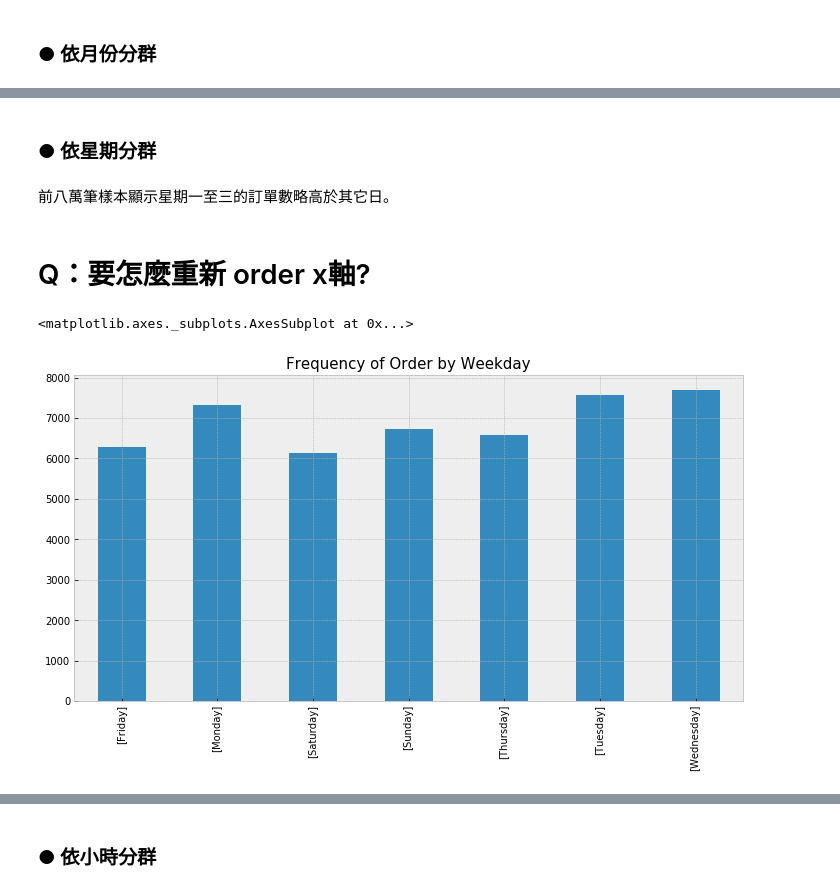
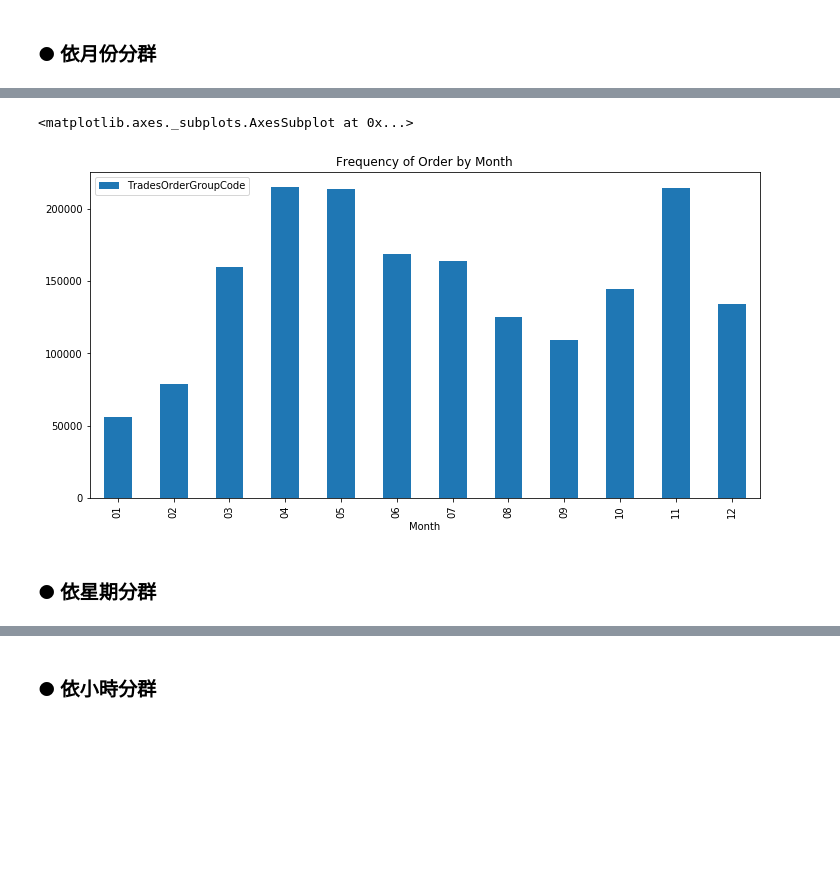
Before and after one commit to JessieChiu/CSXSpring2018_Python, a Jupyter notebook: week_1/week_1_91APP_EDA.ipynb, the cells around one changed output, grey strips where cells are left out. Cells and saved outputs as stored; diff of their text form; code cells hidden in the pictures; blank space fills up the shorter version.

```diff
--- a/week_1/week_1_91APP_EDA.ipynb
+++ b/week_1/week_1_91APP_EDA.ipynb
@@ -102,5 +100,5 @@ df[['OrderTime','Date','Month','Weekday','Hour']].head(3) # Print head of new co
 # %%
-df2 = df[['TradesOrderGroupCode','OrderTime','Date','Month','Weekday','Hour']]
+df2 = df.loc[df['SalesOrderSlaveStatusDef'].isin(['WaitingToFinish','Finish']),['TradesOrderGroupCode','OrderTime','Date','Month','Weekday','Hour']]
 df2.head(3)
 # %% [output]
 |  | TradesOrderGroupCode | OrderTime | Date | Month | Weekday | Hour |
@@ -121,0 +112,4 @@ InvoiceDate.value_counts().sort_index().plot.bar()
+# %%
+data = df2.groupby(['Month'])['TradesOrderGroupCode'].count().to_frame()
+data = data.reset_index()
+data
@@ -122,15 +130,7 @@ InvoiceDate.value_counts().sort_index().plot.bar()
+# %%
+data.plot.bar(x='Month', figsize=(12,6), title="Frequency of Order by Month")
+# %% [output]
+<matplotlib.axes._subplots.AxesSubplot at 0x...>
+[figure, added]
 # %% [markdown]
 ### ● 依星期分群
-# %% [markdown]
-前八萬筆樣本顯示星期一至三的訂單數略高於其它日。
-# %% [markdown]
-# Q：要怎麼重新 order x軸?
-# %%
-plt.figure(figsize=(12,6))
-plt.title("Frequency of Order by Weekday", fontsize=15)
-InvoiceDate = df2[:80000].groupby(['TradesOrderGroupCode'])['Weekday'].unique() #先取前八萬筆(跑不動全部)
-#order = ['Monday','Tuesday','Wednesday','Thursday','Friday','Saturday','Sunday']
-InvoiceDate.value_counts().sort_index().plot.bar()
-# %% [output]
-<matplotlib.axes._subplots.AxesSubplot at 0x...>
-[figure, removed]
```
Also changed, not shown: parts of 19 cells of this notebook.
